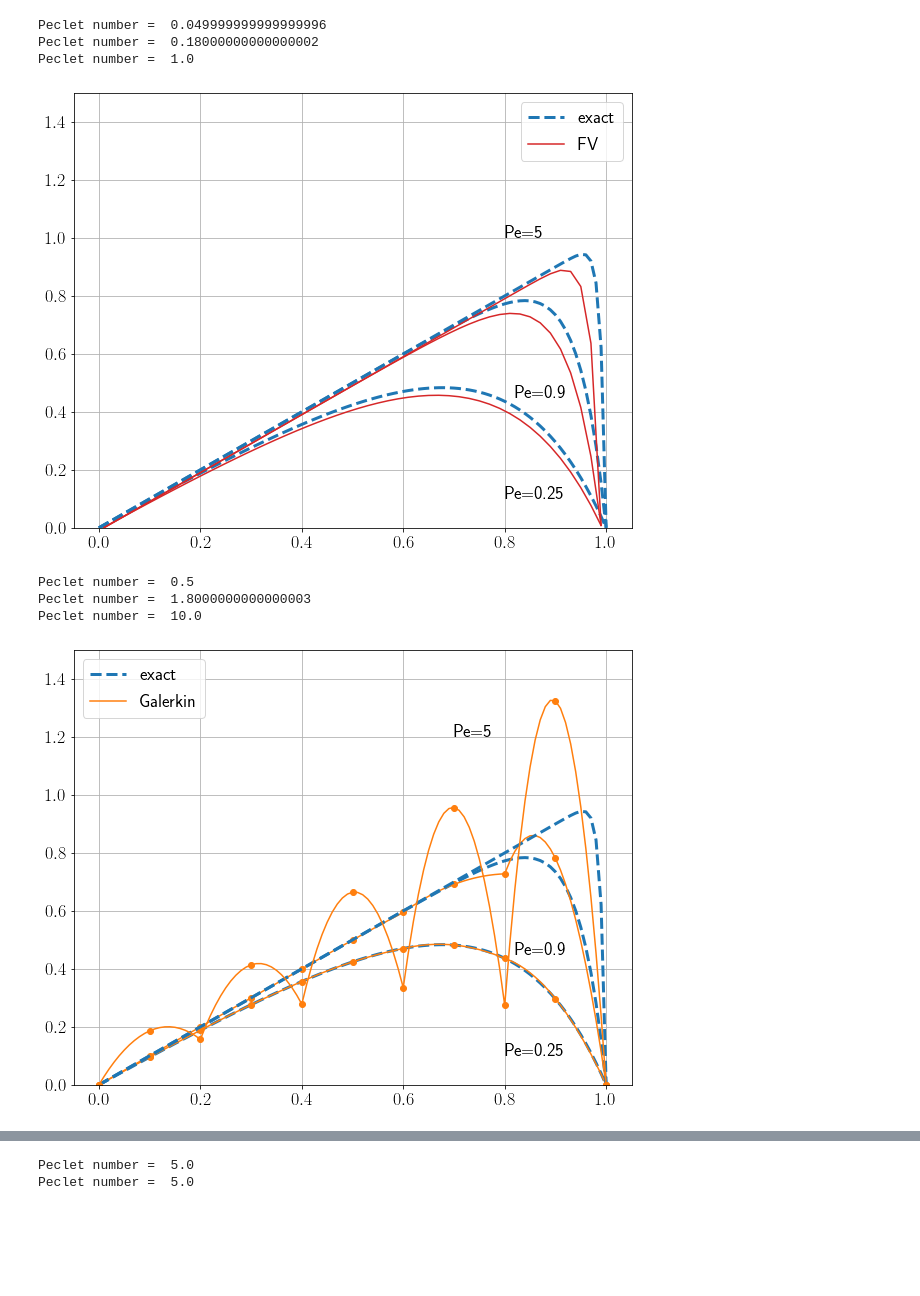
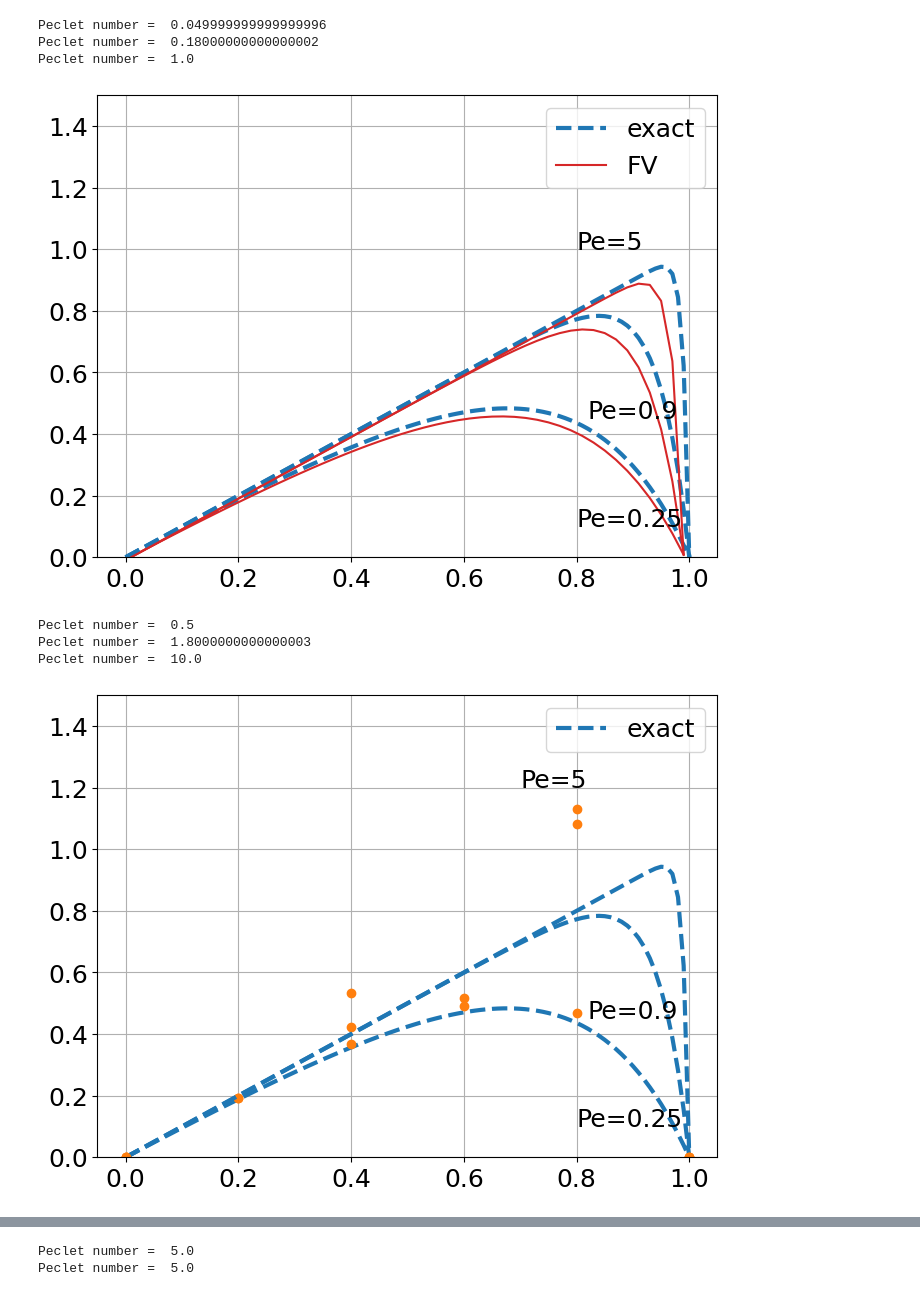
Before and after one commit to pwhuang/FE_in_Fluids_using_FEniCS, a Jupyter notebook: FE_in_fluids_CH2_1D.ipynb, the cells around one changed output, grey strips where cells are left out. Drawn from its saved outputs; the diff is of its cells as text; code cells hidden in the pictures; blank space fills up the shorter version.

Commit message:
Up to date with dolfinx. Need to figure out how to plot second order Lagrangian elements.

```diff
--- a/FE_in_fluids_CH2_1D.ipynb
+++ b/FE_in_fluids_CH2_1D.ipynb
@@ -74,105 +74,99 @@ array([0.        , 0.0959444 , 0.18918506, 0.27791951, 0.35914357,
 # Finite volume methods are diffusive, but does not break down when Pe > 1. Furthermore, the solution converges
 # to exact solution when mesh is refined.
 
-source = Expression('1.0', degree=1)
+source = 1.0
 
 left_bc = 0
 right_bc = 0
 
 x_space = np.linspace(0,1,101)
 x_space_fem= np.linspace(0,1,11)
 
 # Pe = 0.25
-u_FV_1, dof_FV_1, coord_FV_1 = steady_adv_diff_1d_FV(0.2, 50, source, left_bc, right_bc)
+u_FV_1, coord_FV_1 = steady_adv_diff_1d_FV(0.2, 50, source, left_bc, right_bc)
 u_solution_1 = solution_fig2_1(x_space, 0.2)
 
 # Pe = 0.9
-u_FV_2, dof_FV_2, coord_FV_2 = steady_adv_diff_1d_FV(1.0/18, 50, source, left_bc, right_bc)
+u_FV_2, coord_FV_2 = steady_adv_diff_1d_FV(1.0/18, 50, source, left_bc, right_bc)
 u_solution_2 = solution_fig2_1(x_space, 1.0/18)
 
 # Pe = 5
-u_FV_3, dof_FV_3, coord_FV_3 = steady_adv_diff_1d_FV(1.0/100, 50, source, left_bc, right_bc)
+u_FV_3, coord_FV_3 = steady_adv_diff_1d_FV(1.0/100, 50, source, left_bc, right_bc)
 u_solution_3 = solution_fig2_1(x_space, 1.0/100)
 
-plt.figure(figsize=(10,8))
+plt.figure(figsize=(8, 6))
 plt.plot(x_space, u_solution_1, ls='--', lw=3, c='C0', label='exact')
-plt.plot(coord_FV_1, u_FV_1.vector()[dof_FV_1], c='C3', label = 'FV')
+plt.plot(coord_FV_1, u_FV_1.vector.array, c='C3', label = 'FV')
 plt.text(0.8, 0.1, 'Pe=0.25')
 
 plt.plot(x_space, u_solution_2, ls='--', lw=3, c='C0')
-plt.plot(coord_FV_2, u_FV_2.vector()[dof_FV_2], c='C3')
+plt.plot(coord_FV_2, u_FV_2.vector.array, c='C3')
 plt.text(0.82, 0.45, 'Pe=0.9')
 
 plt.plot(x_space, u_solution_3, ls='--', lw=3, c='C0')
-plt.plot(coord_FV_3, u_FV_3.vector()[dof_FV_3], c='C3')
+plt.plot(coord_FV_3, u_FV_3.vector.array, c='C3')
 plt.text(0.8, 1.0, 'Pe=5')
 
 plt.ylim(0,1.5)
 plt.grid()
 plt.legend()
 plt.show()
 # %% [output]
 Peclet number =  0.049999999999999996
 Peclet number =  0.18000000000000002
 Peclet number =  1.0
-[figure, old version]
+[figure, new version]
 # %%
 # Reproducing Fig 2.6 of the book Finite Element Methods for Flow Problems
 
-x_space = np.linspace(0,1,101)
-x_space_fem= np.linspace(0,1,11)
+# TODO: Evaluate values for second order Lagrangian elements
+
+nx = 101
+x_space = np.linspace(0, 1, nx)
+x_space_fem = np.linspace(0, 1, 11)
 
 order = 2
 nx = 5
 
-source = Expression('1.0', degree=1)
+source = 1.0
 
 left_bc = 0
 right_bc = 0
 
-u_galerkin_1, dof_1, coord_1 = steady_adv_diff_1d(0.2, order, nx, source, left_bc, right_bc)
+u_galerkin_1, coord_1 = steady_adv_diff_1d(0.2, order, nx, source, left_bc, right_bc)
 u_solution_1 = solution_fig2_1(x_space, 0.2)
 ind_1 = np.argsort(coord_1)
 
-u_galerkin_1_sample = []
-for x in x_space:
-    u_galerkin_1_sample.append(u_galerkin_1(Point(x)))
+# u_galerkin_1_sample = Function(CG_space)
+# u_galerkin_1_sample.interpolate(u_galerkin_1)
 
 # Pe = 0.9
-u_galerkin_2, dof_2, coord_2 = steady_adv_diff_1d(1.0/18, order, nx, source, left_bc, right_bc)
+u_galerkin_2, coord_2 = steady_adv_diff_1d(1.0/18, order, nx, source, left_bc, right_bc)
 u_solution_2 = solution_fig2_1(x_space, 1.0/18)
 ind_2 = np.argsort(coord_2)
 
-u_galerkin_2_sample = []
-for x in x_space:
-    u_galerkin_2_sample.append(u_galerkin_2(Point(x)))
+# u_galerkin_2_sample = Function(CG_space)
+# u_galerkin_2_sample.interpolate(u_galerkin_2)
 
 # Pe = 5
-u_galerkin_3, dof_3, coord_3 = steady_adv_diff_1d(1.0/100, order, nx, source, left_bc, right_bc)
+u_galerkin_3, coord_3 = steady_adv_diff_1d(1.0/100, order, nx, source, left_bc, right_bc)
 u_solution_3 = solution_fig2_1(x_space, 1.0/100)
 ind_3 = np.argsort(coord_3)
 
-u_galerkin_3_sample = []
-for x in x_space:
-    u_galerkin_3_sample.append(u_galerkin_3(Point(x)))
+# u_galerkin_3_sample = Function(CG_space)
+# u_galerkin_3_sample.interpolate(u_galerkin_3)
 
-plt.figure(figsize=(10,8))
+plt.figure(figsize=(8, 6))
 plt.plot(x_space, u_solution_1, ls='--', lw=3, c='C0', label='exact')
-#plt.plot(coord_1[ind_1], u_galerkin_1.vector()[ind_1], c='C1', label = 'Galerkin')
-plt.plot(x_space, u_galerkin_1_sample, c='C1', label = 'Galerkin')
-plt.plot(coord_1, u_galerkin_1.vector()[dof_1], 'o', c='C1')
+plt.plot(coord_1, u_galerkin_1.vector.array, 'o', c='C1')
 plt.text(0.8, 0.1, 'Pe=0.25')
 
 plt.plot(x_space, u_solution_2, ls='--', lw=3, c='C0')
-#plt.plot(coord_2[ind_2], u_galerkin_2.vector()[ind_2], c='C1')
-plt.plot(x_space, u_galerkin_2_sample, c='C1')
-plt.plot(coord_2, u_galerkin_2.vector()[dof_2], 'o', c='C1')
+plt.plot(coord_2, u_galerkin_2.vector.array, 'o', c='C1')
 plt.text(0.82, 0.45, 'Pe=0.9')
 
 plt.plot(x_space, u_solution_3, ls='--', lw=3, c='C0')
-#plt.plot(coord_3[ind_3], u_galerkin_3.vector()[ind_3], c='C1')
-plt.plot(x_space, u_galerkin_3_sample, c='C1')
-plt.plot(coord_3, u_galerkin_3.vector()[dof_3], 'o', c='C1')
+plt.plot(coord_3, u_galerkin_3.vector.array, 'o', c='C1')
 plt.text(0.7, 1.2, 'Pe=5')
 
 plt.ylim(0,1.5)
@@ -183,7 +177,7 @@ plt.show()
 Peclet number =  0.5
 Peclet number =  1.8000000000000003
 Peclet number =  10.0
-[figure, old version]
+[figure, new version]
 # %%
 # Reproducing Fig 2.7 of the book Finite Element Methods for Flow Problems
 
```
Also changed, not shown: parts of 12 cells of this notebook, 1 other file.
